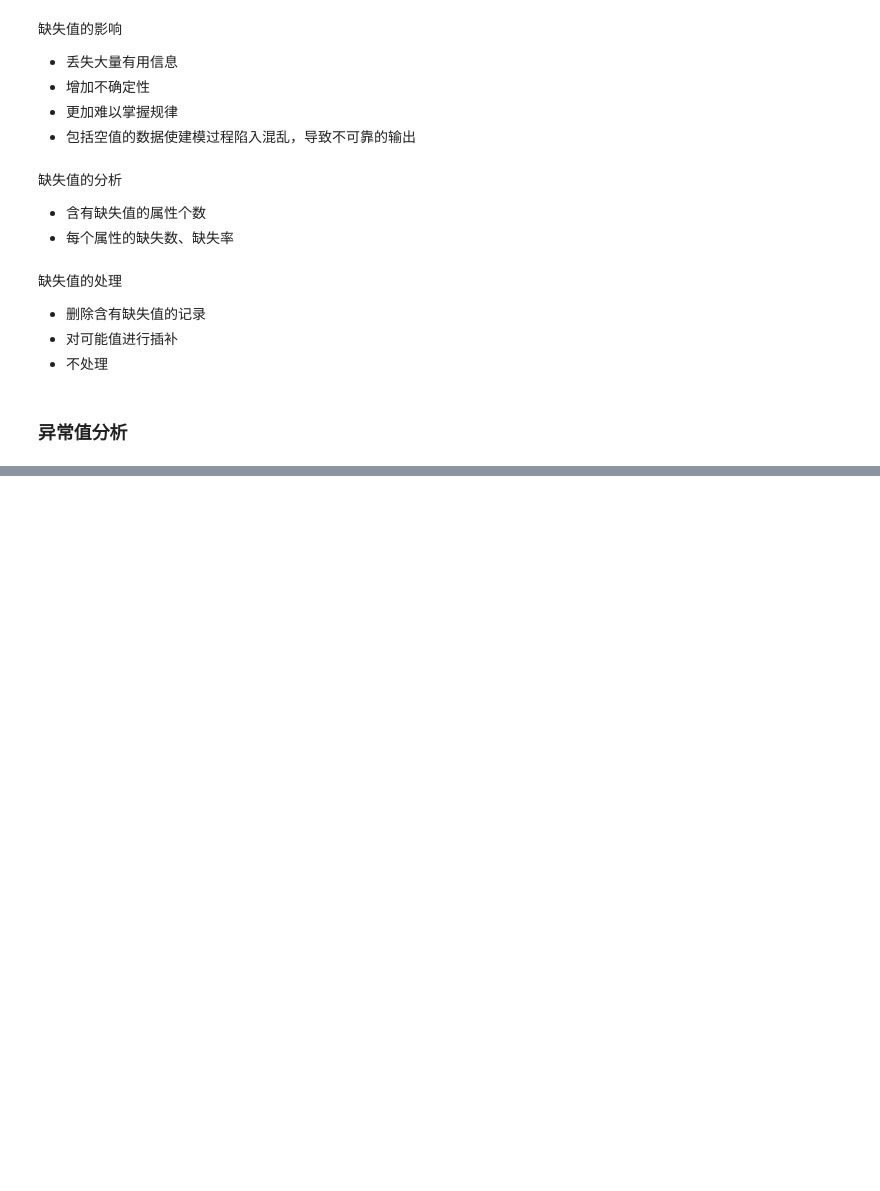
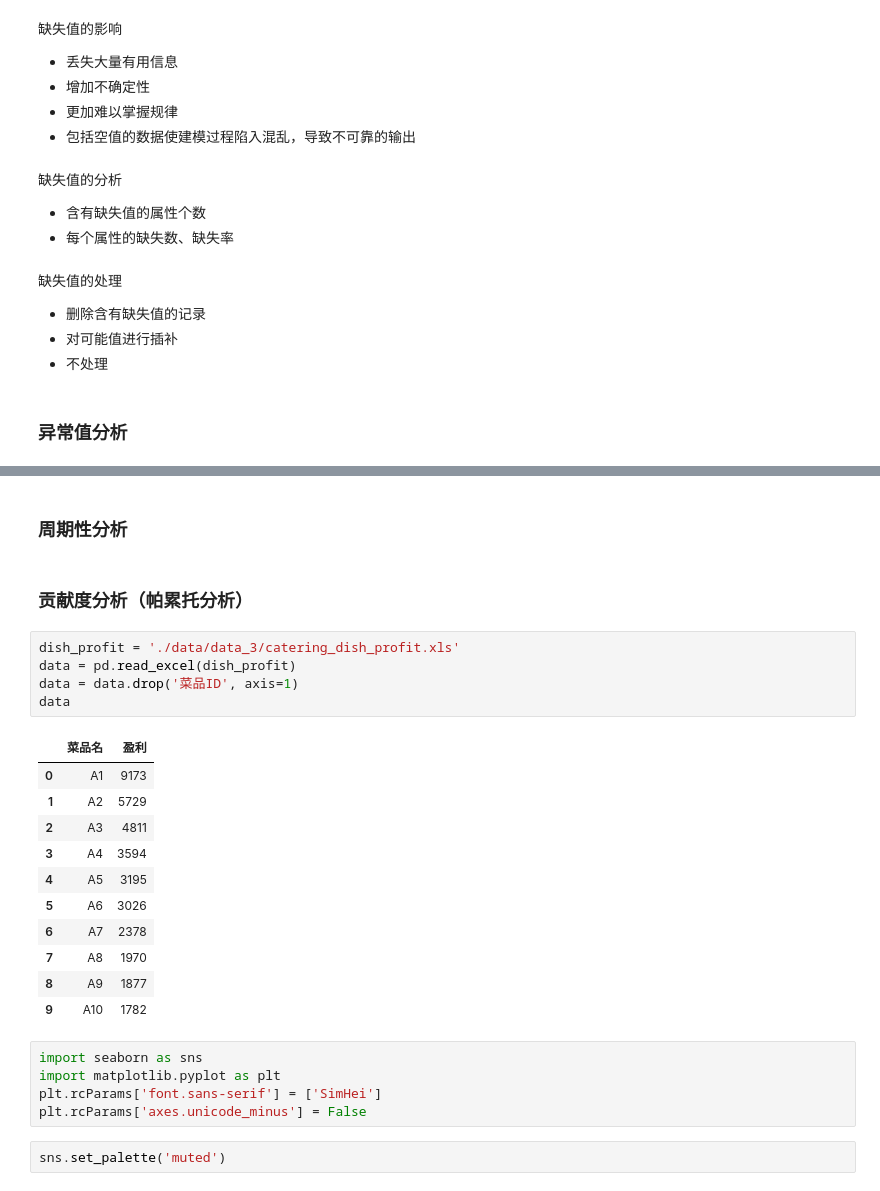
Before and after one commit to EricLiuLR/python-, a Jupyter notebook: my_note_03.ipynb, the cells around one changed output, grey strips where cells are left out. Saved outputs shown, nothing was run; the diff lists cells and outputs as text; blank space fills up the shorter version.

```diff
--- a/my_note_03.ipynb
+++ b/my_note_03.ipynb
@@ -47,0 +147,28 @@
+# %% [markdown]
+### 周期性分析
+# %% [markdown]
+### 贡献度分析（帕累托分析）
+# %%
+dish_profit = './data/data_3/catering_dish_profit.xls'
+data = pd.read_excel(dish_profit)
+data = data.drop('菜品ID', axis=1)
+data
+# %% [output]
+|  | 菜品名 | 盈利 |
+| 0 | A1 | 9173 |
+| 1 | A2 | 5729 |
+| 2 | A3 | 4811 |
+| 3 | A4 | 3594 |
+| 4 | A5 | 3195 |
+| 5 | A6 | 3026 |
+| 6 | A7 | 2378 |
+| 7 | A8 | 1970 |
+| 8 | A9 | 1877 |
+| 9 | A10 | 1782 |
+# %%
+import seaborn as sns
+import matplotlib.pyplot as plt
+plt.rcParams['font.sans-serif'] = ['SimHei']
+plt.rcParams['axes.unicode_minus'] = False
+# %%
+sns.set_palette('muted')
```
Also changed, not shown: parts of 23 cells of this notebook.
